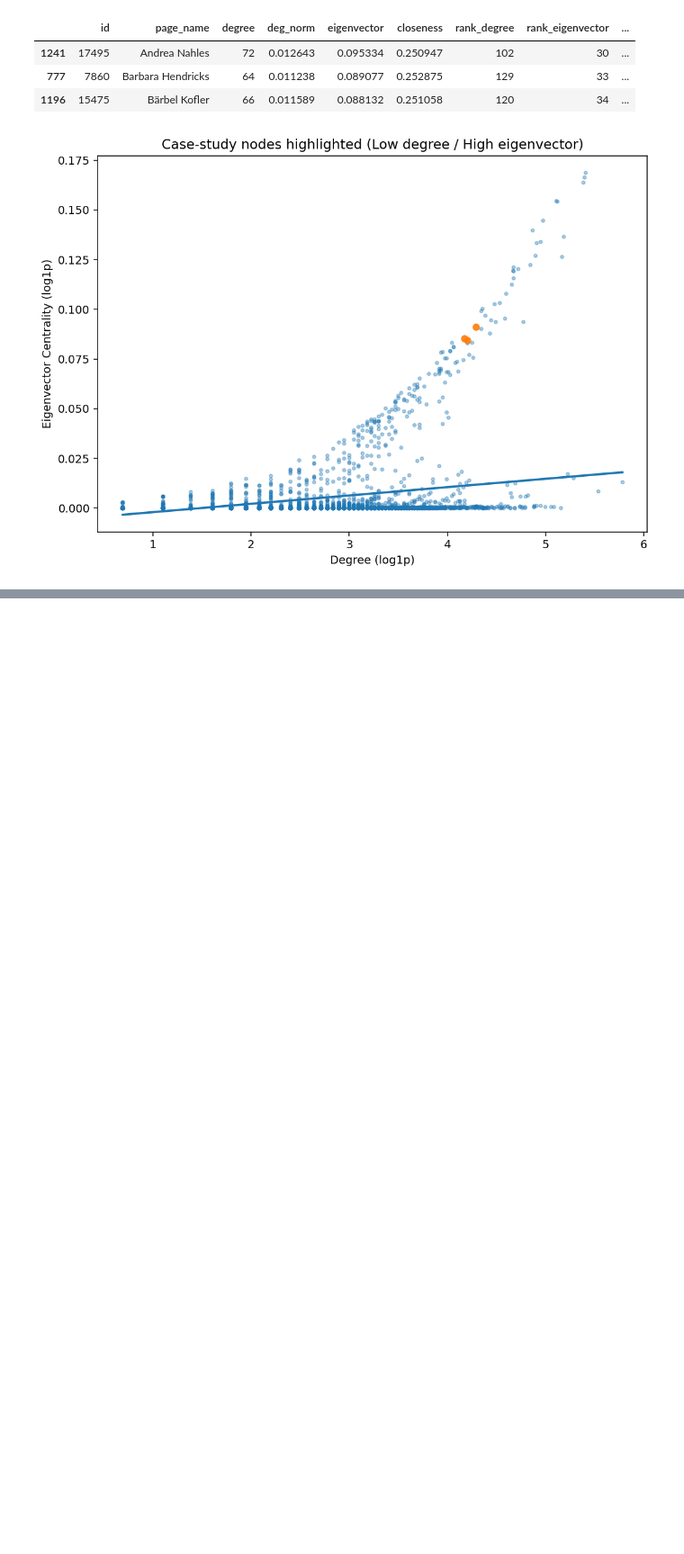
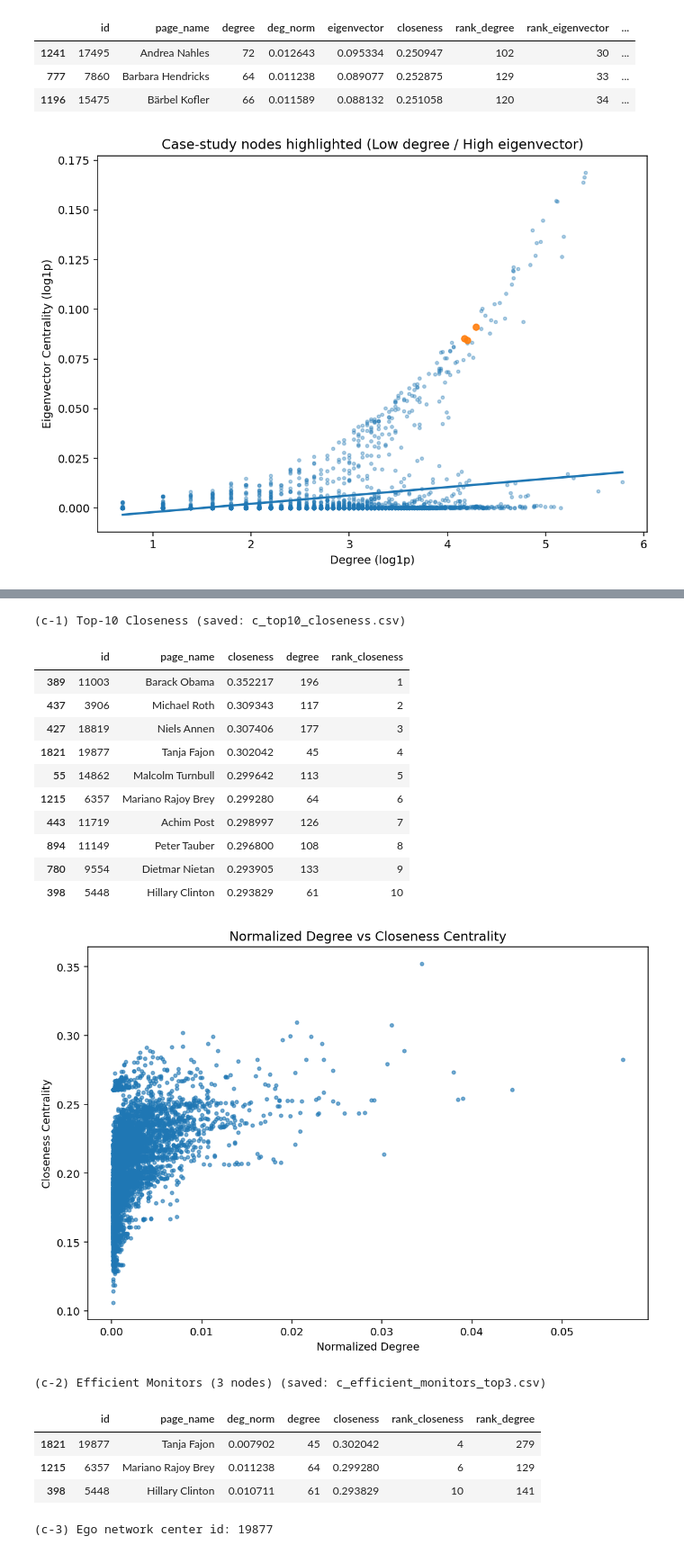
Before and after one commit to rezamosavi8740/SN-HW2, a Jupyter notebook: SNHW2_Q1.ipynb, the cells around one changed output, grey strips where cells are left out. Shown at 90% size. Drawn from its saved outputs; the diff is of its cells as text; code cells hidden in the pictures; blank space fills up the shorter version.

```diff
--- a/SNHW2_Q1.ipynb
+++ b/SNHW2_Q1.ipynb
@@ -5,10 +5,10 @@ import pandas as pd
 import matplotlib.pyplot as plt
 import networkx as nx
 # %%
-EDGES_CSV = "politician_edges.csv"
-NODES_CSV = "politician_nodes.csv"
+EDGES_CSV = "/content/drive/MyDrive/SN-HW2/politician_edges.csv"
+NODES_CSV = "/content/drive/MyDrive/SN-HW2/politician_nodes.csv"
 
-OUT_DIR = "sn_hw2_outputs_q1"
+OUT_DIR = "/content/drive/MyDrive/SN-HW2"
 os.makedirs(OUT_DIR, exist_ok=True)
 
 APPROX_K = None
@@ -273,0 +304,65 @@ Saved CSVs (report-needed only) in: sn_hw2_outputs_q1
+# %%
+top10_clo = metrics.sort_values("rank_closeness").head(10)[
+    ["id", "page_name", "closeness", "degree", "rank_closeness"]
+].copy()
+
+save_df(top10_clo, "c_top10_closeness.csv")
+print("(c-1) Top-10 Closeness (saved: c_top10_closeness.csv)")
+display(top10_clo)
+
+
+plt.figure(figsize=(8.2, 5.8))
+plt.scatter(metrics["deg_norm"], metrics["closeness"], s=10, alpha=0.6)
+plt.xlabel("Normalized Degree")
+plt.ylabel("Closeness Centrality")
+plt.title("Normalized Degree vs Closeness Centrality")
+plt.tight_layout()
+plt.show()
+
+
+eff_pool = metrics[(metrics["rank_closeness"] <= 20) & (metrics["rank_degree"] > 100)].copy()
+eff_pool = eff_pool.sort_values(["rank_closeness", "rank_degree"])
+
+eff3 = eff_pool.head(3)[
+    ["id", "page_name", "deg_norm", "degree", "closeness", "rank_closeness", "rank_degree"]
+].copy()
+
+save_df(eff3, "c_efficient_monitors_top3.csv")
+print("(c-2) Efficient Monitors (3 nodes) (saved: c_efficient_monitors_top3.csv)")
+display(eff3)
+
+
+if len(eff3) > 0:
+    ego_center_id = int(eff3.iloc[0]["id"])
+else:
+    ego_center_id = int(metrics.sort_values("rank_closeness").iloc[0]["id"])
+
+print(f"(c-3) Ego network center id: {ego_center_id}")
+plot_ego_network(
+    G=G,
+    center_id=ego_center_id,
+    nodes_df=nodes_df,
+    radius=1,
+    spring_k=0.12,
+    seed=42
+)
+# %% [output]
+(c-1) Top-10 Closeness (saved: c_top10_closeness.csv)
+|  | id | page_name | closeness | degree | rank_closeness |
+| 389 | 11003 | Barack Obama | 0.352217 | 196 | 1 |
+| 437 | 3906 | Michael Roth | 0.309343 | 117 | 2 |
+| 427 | 18819 | Niels Annen | 0.307406 | 177 | 3 |
+| 1821 | 19877 | Tanja Fajon | 0.302042 | 45 | 4 |
+| 55 | 14862 | Malcolm Turnbull | 0.299642 | 113 | 5 |
+| 1215 | 6357 | Mariano Rajoy Brey | 0.299280 | 64 | 6 |
+| 443 | 11719 | Achim Post | 0.298997 | 126 | 7 |
+| 894 | 11149 | Peter Tauber | 0.296800 | 108 | 8 |
+| 780 | 9554 | Dietmar Nietan | 0.293905 | 133 | 9 |
+| 398 | 5448 | Hillary Clinton | 0.293829 | 61 | 10 |
+[figure, added]
+(c-2) Efficient Monitors (3 nodes) (saved: c_efficient_monitors_top3.csv)
+|  | id | page_name | deg_norm | degree | closeness | rank_closeness | rank_degree |
+| 1821 | 19877 | Tanja Fajon | 0.007902 | 45 | 0.302042 | 4 | 279 |
+| 1215 | 6357 | Mariano Rajoy Brey | 0.011238 | 64 | 0.299280 | 6 | 129 |
+| 398 | 5448 | Hillary Clinton | 0.010711 | 61 | 0.293829 | 10 | 141 |
+(c-3) Ego network center id: 19877
```
Also changed, not shown: parts of 3 cells of this notebook.
